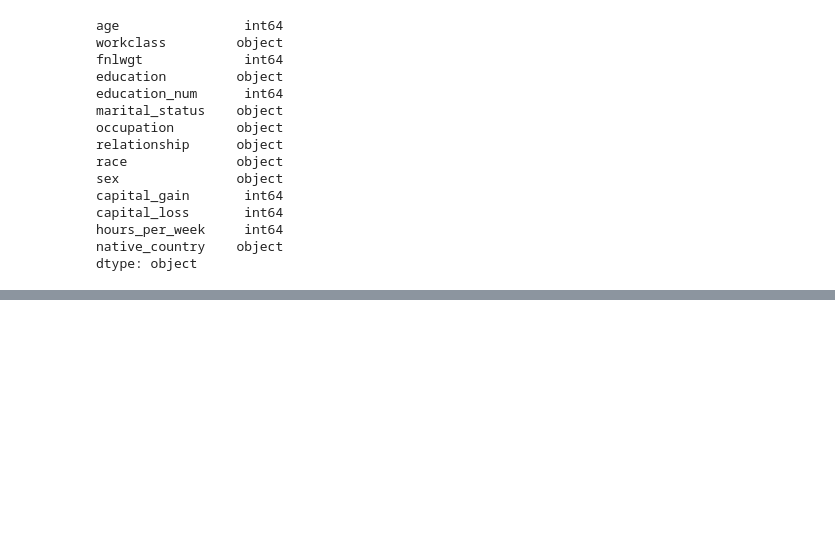
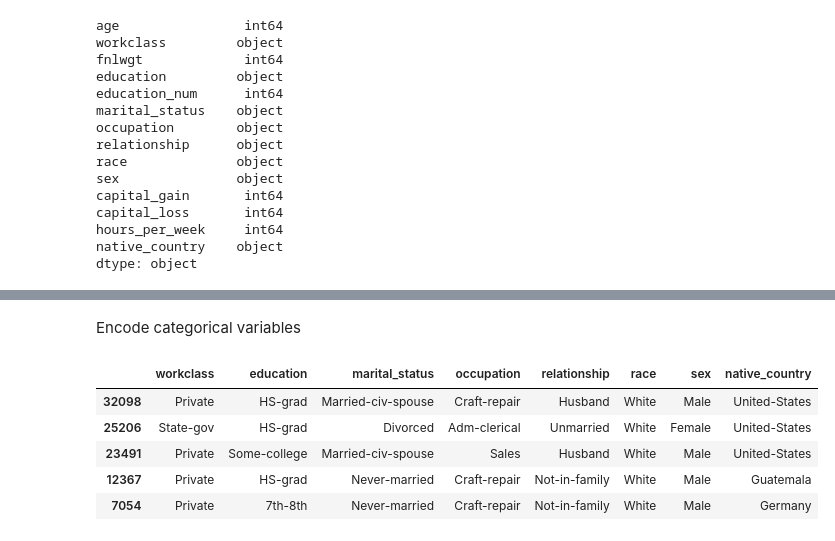
Before and after one commit to Ofgeha-Gelana/IncomeNBClassifier, a Jupyter notebook: notebooks/try.ipynb, the cells around one changed output, grey strips where cells are left out. Saved outputs shown, nothing was run; the diff lists cells and outputs as text; code cells hidden in the pictures; blank space fills up the shorter version.

```diff
--- a/notebooks/try.ipynb
+++ b/notebooks/try.ipynb
@@ -473,3 +473,9 @@ capital_loss       int64
 hours_per_week     int64
 native_country    object
 dtype: object
+# %%
+# display categorical variables
+
+categorical = [col for col in X_train.columns if X_train[col].dtypes == 'O']
+
+categorical
@@ -475,0 +622,11 @@ dtype: object
+# %% [markdown]
+Encode categorical variables
+# %%
+X_train[categorical].head()
+# %% [output]
+|  | workclass | education | marital_status | occupation | relationship | race | sex | native_country |
+| 32098 | Private | HS-grad | Married-civ-spouse | Craft-repair | Husband | White | Male | United-States |
+| 25206 | State-gov | HS-grad | Divorced | Adm-clerical | Unmarried | White | Female | United-States |
+| 23491 | Private | Some-college | Married-civ-spouse | Sales | Husband | White | Male | United-States |
+| 12367 | Private | HS-grad | Never-married | Craft-repair | Not-in-family | White | Male | Guatemala |
+| 7054 | Private | 7th-8th | Never-married | Craft-repair | Not-in-family | White | Male | Germany |
```
Also changed, not shown: parts of 26 cells of this notebook.
